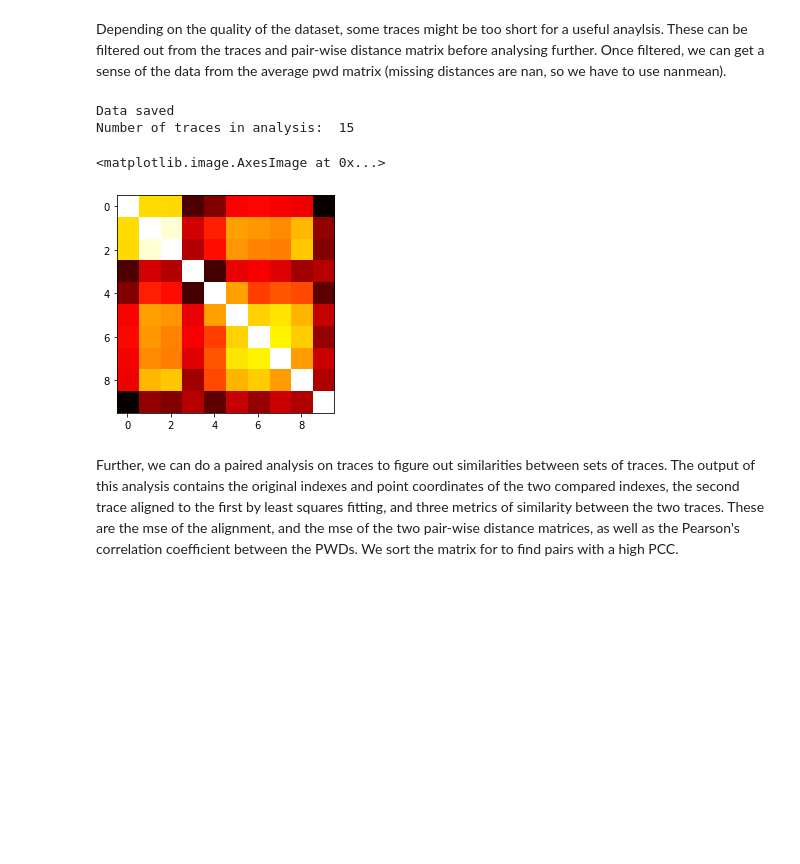
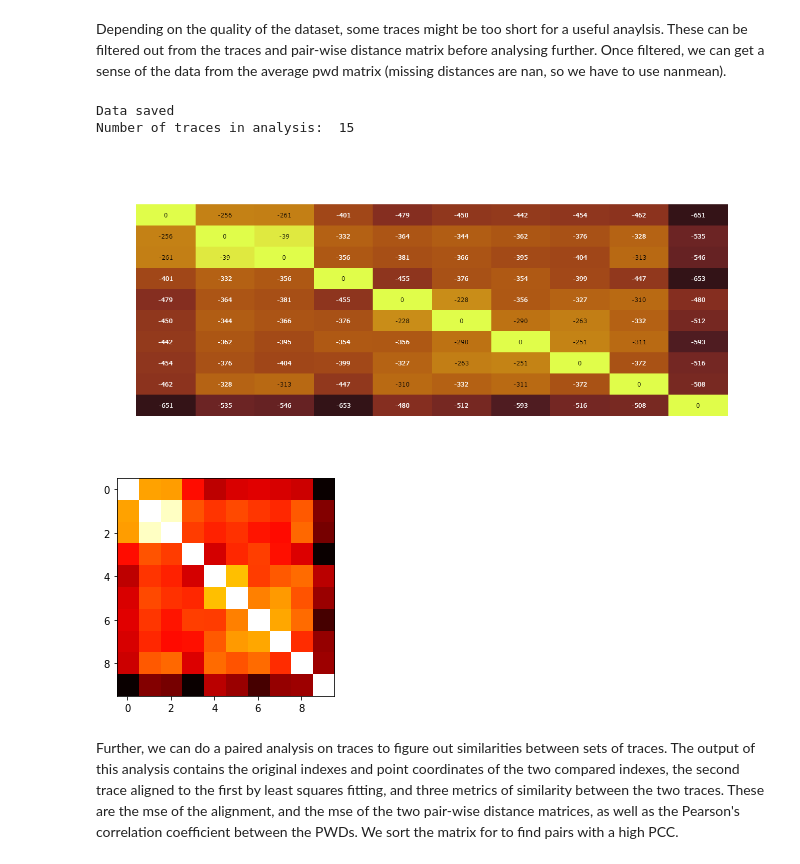
Before and after one commit to gerlichlab/looptrace, a Jupyter notebook: tracing_example.ipynb, the cells around one changed output. Drawn from its saved outputs; the diff is of its cells as text; code cells hidden in the pictures; blank space fills up the shorter version.

Commit message:
Tracing update
pairwise distance matrix now a seperate function. Plotly heatmap in notebook.

```diff
--- a/tracing_example.ipynb
+++ b/tracing_example.ipynb
@@ -46,20 +36,27 @@ Depending on the quality of the dataset, some traces might be too short for a us
 traces_long, pwds_long = tr.tracing_length_qc(traces, pwds, min_length=8)
 excluded = [11, 18, 20, 22, 8]
 traces_long_exc=traces_long.drop(excluded, level=0)
-points = [tr.points_from_df_nan(df)[0] for _, df in traces_long_exc.groupby(level=0)]
-from scipy.spatial.distance import cdist
-pwds_long_exc = [cdist(p, p) for p in points]
-pwds_long_exc = np.stack(pwds_long_exc)
+pwds_long_exc = tr.pwd_calc(traces_long_exc)
 # %%
 T.save_data(traces=traces_long_exc, pwds=pwds_long_exc, suffix='_min8_exc_')
 import matplotlib.pyplot as plt
 print('Number of traces in analysis: ', pwds_long_exc.shape[0])
-plt.imshow(-np.nanmean(pwds_long, axis=0), cmap='hot')
+pwds_mean=np.round(-np.nanmean(pwds_long_exc, axis=0),0).astype(int)
+plt.imshow(pwds_mean, cmap='hot')
+
+import plotly.figure_factory as ff
+fig = ff.create_annotated_heatmap(pwds_mean,colorscale= 'solar')
+fig.update_layout(
+    width = 600,
+    height = 600,
+    yaxis_autorange="reversed"
+)
+fig.show()
 # %% [output]
 Data saved
 Number of traces in analysis:  15
-<matplotlib.image.AxesImage at 0x...>
-[figure, old version]
+[figure, new version]
+[figure, added]
 # %% [markdown]
 Further, we can do a paired analysis on traces to figure out similarities between sets of traces. The output of this analysis contains the original indexes and point coordinates of the two compared indexes, the second trace aligned to the first by least squares fitting, and three metrics of similarity between the two traces. These are the mse of the alignment, and the mse of the two pair-wise distance matrices, as well as the Pearson's correlation coefficient between the PWDs. We sort the matrix for to find pairs with a high PCC.
 # %%
```
Also changed, not shown: parts of 4 cells of this notebook, 2 other files.
